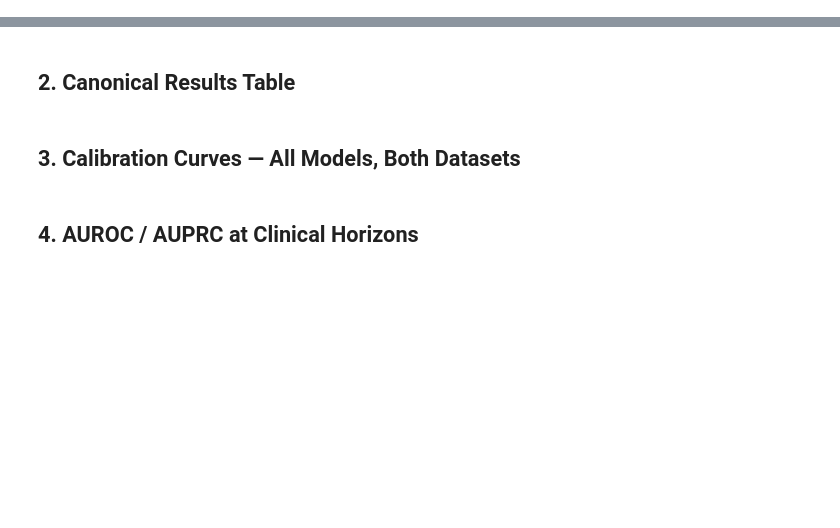
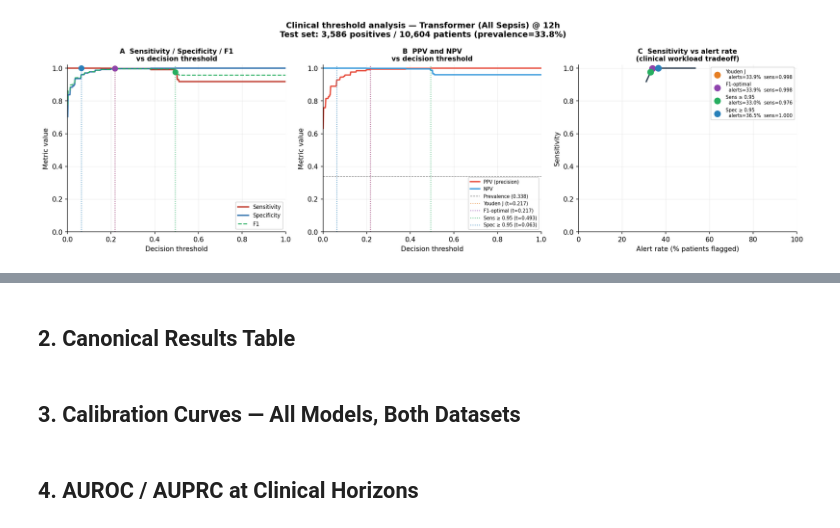
Before and after one commit to hamdikhasawneh/AI-sepsis, a Jupyter notebook: notebooks/04_model_evaluation.ipynb, the cells around one changed output, grey strips where cells are left out. Saved outputs shown, nothing was run; the diff lists cells and outputs as text; code cells hidden in the pictures; blank space fills up the shorter version.

```diff
--- a/notebooks/04_model_evaluation.ipynb
+++ b/notebooks/04_model_evaluation.ipynb
@@ -2,0 +915,87 @@
+# %%
+# ============================================================
+# Cell 4b: Clinical threshold figure
+# ============================================================
+print("Building threshold figure...")
+
+fig, axes = plt.subplots(1, 3, figsize=(16, 5))
+fig.suptitle(
+    f'Clinical threshold analysis — Transformer (All Sepsis) @ {HERO_HORIZON}h\n'
+    f'Test set: {n_pos:,} positives / {len(y_true):,} patients (prevalence={prev:.1%})',
+    fontsize=12, fontweight='bold'
+)
+
+op_colors = {
+    'Youden J'   : '#E67E22',
+    'F1-optimal' : '#8E44AD',
+    'Sens ≥ 0.95': '#27AE60',
+    'Spec ≥ 0.95': '#2980B9',
+}
+
+# ── Panel A: Sensitivity & Specificity vs threshold ───────────
+ax = axes[0]
+ax.plot(thresh_df['threshold'], thresh_df['sensitivity'],
+        color='#C0392B', lw=2, label='Sensitivity')
+ax.plot(thresh_df['threshold'], thresh_df['specificity'],
+        color='#2C6FAC', lw=2, label='Specificity')
+ax.plot(thresh_df['threshold'], thresh_df['F1'],
+        color='#27AE60', lw=1.5, ls='--', label='F1')
+
+for name, op in operating_points.items():
+    ax.axvline(op['threshold'], color=op_colors[name],
+               lw=1.2, ls=':', alpha=0.8)
+    ax.scatter(op['threshold'], op['sensitivity'],
+               color=op_colors[name], s=60, zorder=5)
+
+ax.set_xlabel('Decision threshold', fontsize=10)
+ax.set_ylabel('Metric value', fontsize=10)
+ax.set_title('A  Sensitivity / Specificity / F1\nvs decision threshold',
+             fontsize=10, fontweight='bold')
+ax.legend(fontsize=8)
+ax.set_xlim(0, 1); ax.set_ylim(0, 1.02)
+
+# ── Panel B: PPV & NPV vs threshold ───────────────────────────
+ax = axes[1]
+ax.plot(thresh_df['threshold'], thresh_df['PPV'],
+        color='#E74C3C', lw=2, label='PPV (precision)')
+ax.plot(thresh_df['threshold'], thresh_df['NPV'],
+        color='#3498DB', lw=2, label='NPV')
+ax.axhline(prev, color='gray', lw=0.8, ls='--',
+           label=f'Prevalence ({prev:.3f})')
+
+for name, op in operating_points.items():
+    ax.axvline(op['threshold'], color=op_colors[name],
+               lw=1.2, ls=':', alpha=0.8, label=f'{name} (t={op["threshold"]:.3f})')
+
+ax.set_xlabel('Decision threshold', fontsize=10)
+ax.set_ylabel('Metric value', fontsize=10)
+ax.set_title('B  PPV and NPV\nvs decision threshold',
+             fontsize=10, fontweight='bold')
+ax.legend(fontsize=7, ncol=1)
+ax.set_xlim(0, 1); ax.set_ylim(0, 1.02)
+
+# ── Panel C: Alert rate vs sensitivity (workload tradeoff) ────
+ax = axes[2]
+ax.plot(thresh_df['alert_rate'] * 100,
+        thresh_df['sensitivity'],
+        color='#2C3E50', lw=2)
+
+for name, op in operating_points.items():
+    ax.scatter(op['alert_rate'] * 100, op['sensitivity'],
+               color=op_colors[name], s=80, zorder=5,
+               label=f"{name}\n  alerts={op['alert_rate']*100:.1f}%  "
+                     f"sens={op['sensitivity']:.3f}")
+
+ax.set_xlabel('Alert rate (% patients flagged)', fontsize=10)
+ax.set_ylabel('Sensitivity', fontsize=10)
+ax.set_title('C  Sensitivity vs alert rate\n(clinical workload tradeoff)',
+             fontsize=10, fontweight='bold')
+ax.legend(fontsize=7)
+ax.set_xlim(0, 100); ax.set_ylim(0, 1.02)
+
+plt.tight_layout()
+fpath = FIG_DIR / 'fig4_threshold_analysis.png'
+plt.savefig(str(fpath), dpi=300, bbox_inches='tight')
+plt.show()
+print(f"Saved → {fpath.name} ✓")
+# %% [output]
@@ -2,0 +1003 @@
+[figure, added]
```
Also changed, not shown: parts of 19 cells of this notebook, 5 other files.
